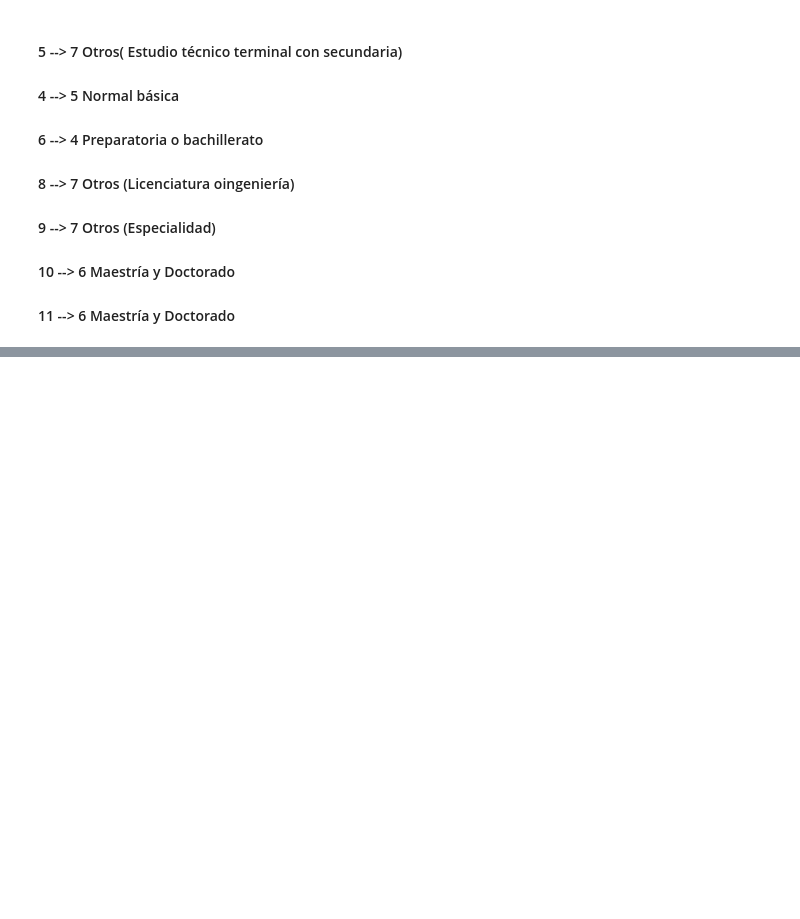
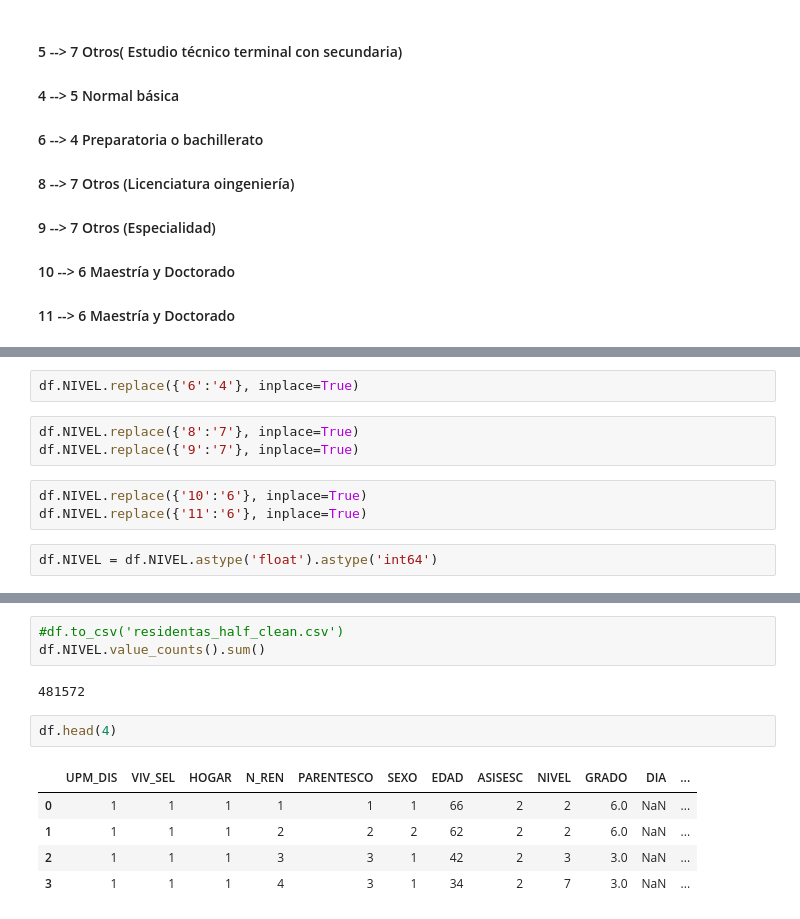
Before and after one commit to HectorCeja/ETL-extract-transform-load, a Jupyter notebook: data_cleaning_residentes_2017.ipynb, the cells around one changed output, grey strips where cells are left out. Saved outputs shown, nothing was run; the diff lists cells and outputs as text; blank space fills up the shorter version.

```diff
--- a/data_cleaning_residentes_2017.ipynb
+++ b/data_cleaning_residentes_2017.ipynb
@@ -384,2 +353,12 @@ for row in  df.NIVEL:
+# %%
+df.NIVEL.replace({'6':'4'}, inplace=True)
+# %%
+df.NIVEL.replace({'8':'7'}, inplace=True)
+df.NIVEL.replace({'9':'7'}, inplace=True)
+# %%
+df.NIVEL.replace({'10':'6'}, inplace=True)
+df.NIVEL.replace({'11':'6'}, inplace=True)
+# %%
+df.NIVEL = df.NIVEL.astype('float').astype('int64')
 # %%
 df.NIVEL.value_counts()
@@ -385,0 +376,13 @@ df.NIVEL.value_counts()
+# %%
+#df.to_csv('residentas_half_clean.csv')
+df.NIVEL.value_counts().sum()
+# %% [output]
+481572
+# %%
+df.head(4)
+# %% [output]
+|  | UPM_DIS | VIV_SEL | HOGAR | N_REN | PARENTESCO | SEXO | EDAD | ASISESC | NIVEL | GRADO | DIA | ... |
+| 0 | 1 | 1 | 1 | 1 | 1 | 1 | 66 | 2 | 2 | 6.0 | NaN | ... |
+| 1 | 1 | 1 | 1 | 2 | 2 | 2 | 62 | 2 | 2 | 6.0 | NaN | ... |
+| 2 | 1 | 1 | 1 | 3 | 3 | 1 | 42 | 2 | 3 | 3.0 | NaN | ... |
+| 3 | 1 | 1 | 1 | 4 | 3 | 1 | 34 | 2 | 7 | 3.0 | NaN | ... |
```
Also changed, not shown: parts of 87 cells of this notebook, 1 other file.
